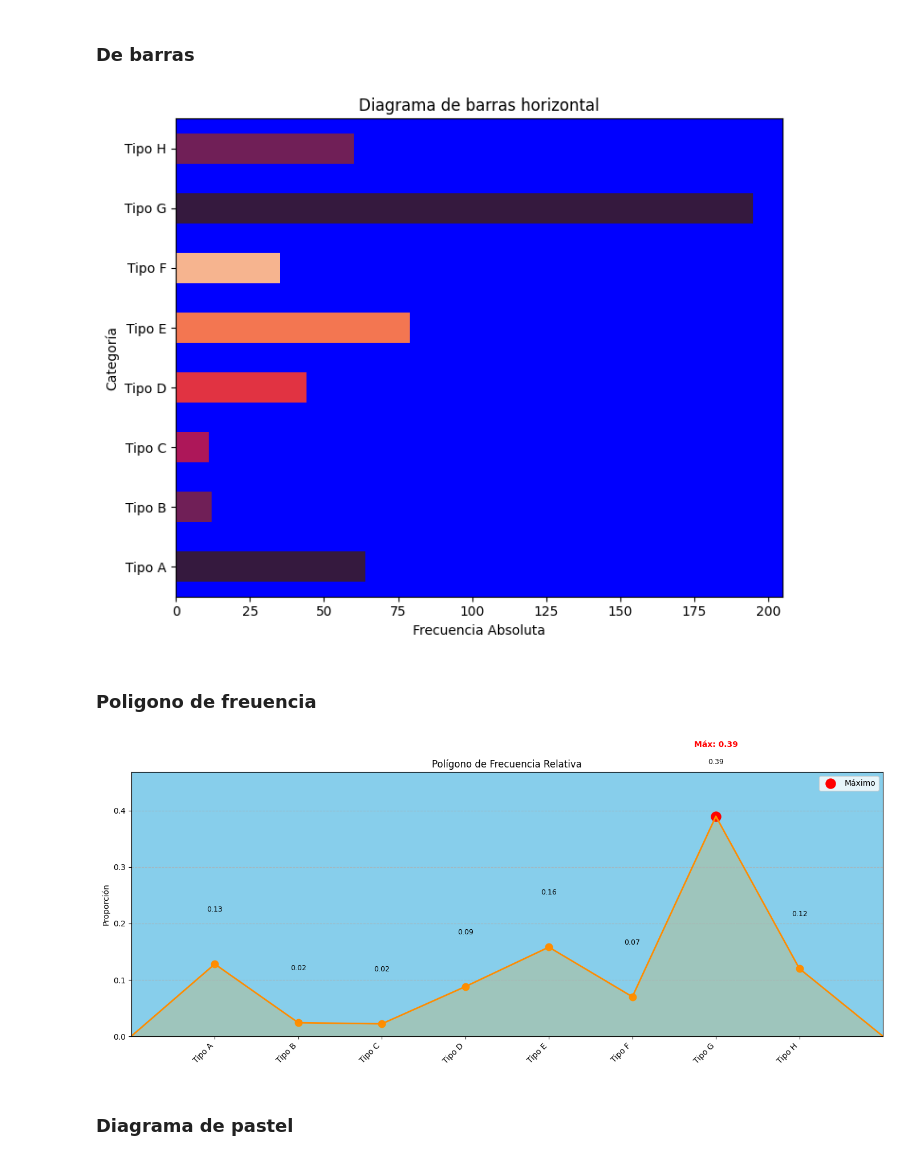
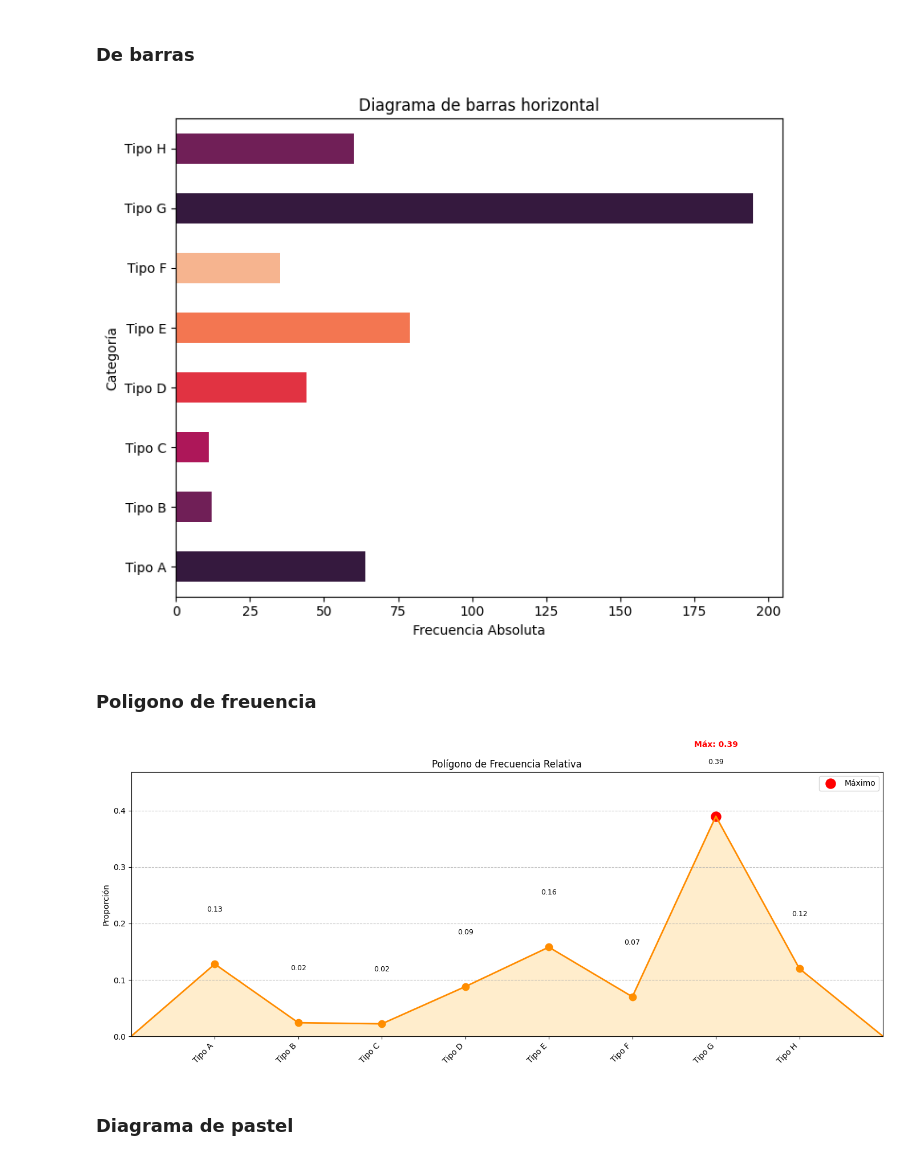
Before and after one commit to D1egoXD/Tablas_Frecuencias, a Jupyter notebook: Daniel_datos_cualitativos.ipynb, the cells around one changed output. Drawn from its saved outputs; the diff is of its cells as text; code cells hidden in the pictures.

```diff
--- a/Daniel_datos_cualitativos.ipynb
+++ b/Daniel_datos_cualitativos.ipynb
@@ -127,11 +126,10 @@ plt.subplot(1, 2, 2)
 frec_abs.plot(kind='barh', color=sns.color_palette('rocket'))
 plt.title('Diagrama de barras horizontal')
 plt.xlabel('Frecuencia Absoluta')
-plt.gca().set_facecolor('blue')
 plt.tight_layout()
 plt.show()
 # %% [output]
-[figure, old version]
+[figure, new version]
 # %% [markdown]
 ### Poligono de freuencia
 # %%
@@ -148,35 +146,34 @@ plt.plot(x_vals, y_vals, '-', color='darkorange', linewidth=2)
 plt.scatter(x_vals[1:-1], frec_rel.values, color='darkorange', s=80)
 
 # Resaltar el valor máximo
 max_idx = frec_rel.values.argmax()
 max_val = frec_rel.values[max_idx]
 plt.scatter(x_vals[max_idx + 1], max_val, color='red', s=150, label='Máximo')
 plt.text(x_vals[max_idx + 1], max_val + 0.12, f'Máx: {max_val:.2f}',
          ha='center', va='bottom', color='red', fontsize=10, fontweight='bold')
 
 # Área sombreada (opcional)
 plt.fill_between(x_vals, y_vals, color='orange', alpha=0.2)
 
 # Etiquetas de categorías alineadas a los puntos verdaderos
 plt.xticks(ticks=range(1, len(frec_rel) + 1), labels=frec_rel.index, rotation=45, ha='right')
 
 # Ajustes visuales
 plt.xlim(0, len(frec_rel) + 1)
 plt.ylim(0, max(frec_rel.values) * 1.2)
 plt.grid(axis='y', linestyle='--', alpha=0.8)
 plt.title('Polígono de Frecuencia Relativa')
 plt.ylabel('Proporción')
 
 # Etiquetas de valores
 for i, val in enumerate(frec_rel.values):
     plt.text(x_vals[i + 1], val + 0.09, f'{val:.2f}', ha='center', va='bottom', fontsize=9)
 
-plt.gca().set_facecolor('skyblue')
 plt.legend()
 plt.tight_layout()
 plt.show()
 # %% [output]
-[figure, old version]
+[figure, new version]
 # %% [markdown]
 ### Diagrama de pastel
 # %%
```
Also changed, not shown: parts of 2 cells of this notebook.
